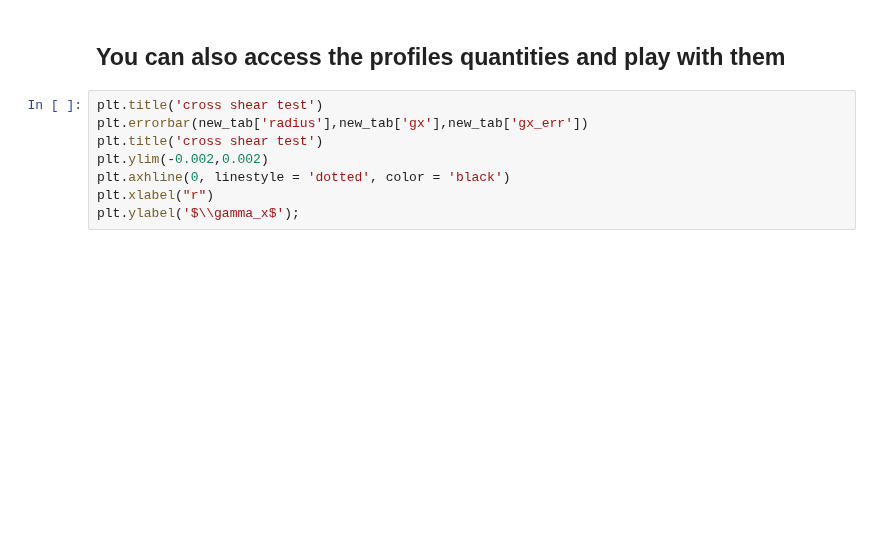
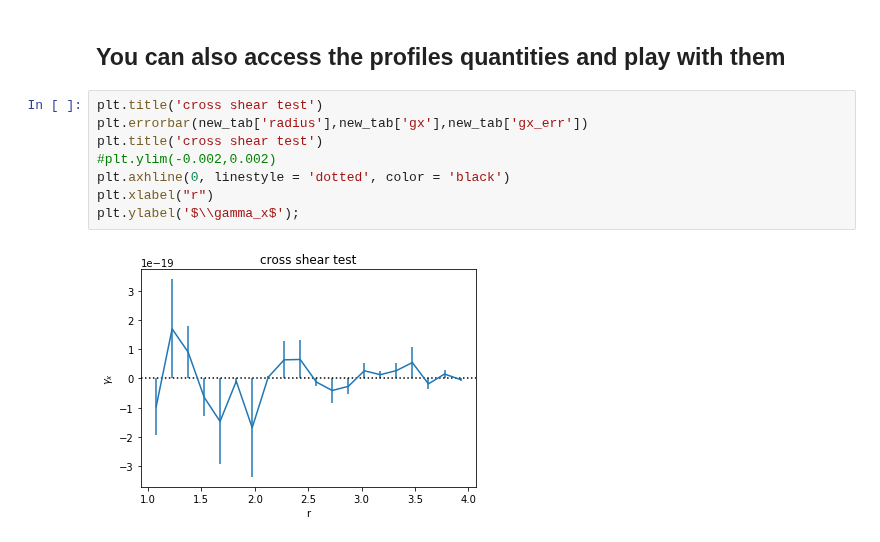
Before and after one commit to LSSTDESC/CLMM, a Jupyter notebook: examples/demo_of_polaraveraging.ipynb, the cells around one changed output. Cells and saved outputs as stored; diff of their text form; blank space fills up the shorter version.

```diff
--- a/examples/demo_of_polaraveraging.ipynb
+++ b/examples/demo_of_polaraveraging.ipynb
@@ -120,8 +136,10 @@ fig, ax = pa.plot_profiles(cl)
 # %%
 plt.title('cross shear test')
 plt.errorbar(new_tab['radius'],new_tab['gx'],new_tab['gx_err'])
 plt.title('cross shear test')
-plt.ylim(-0.002,0.002)
+#plt.ylim(-0.002,0.002)
 plt.axhline(0, linestyle = 'dotted', color = 'black')
 plt.xlabel("r")
 plt.ylabel('$\\gamma_x$');
+# %% [output]
+[figure, added]
```
Also changed, not shown: parts of 15 cells of this notebook, 1 other file.
